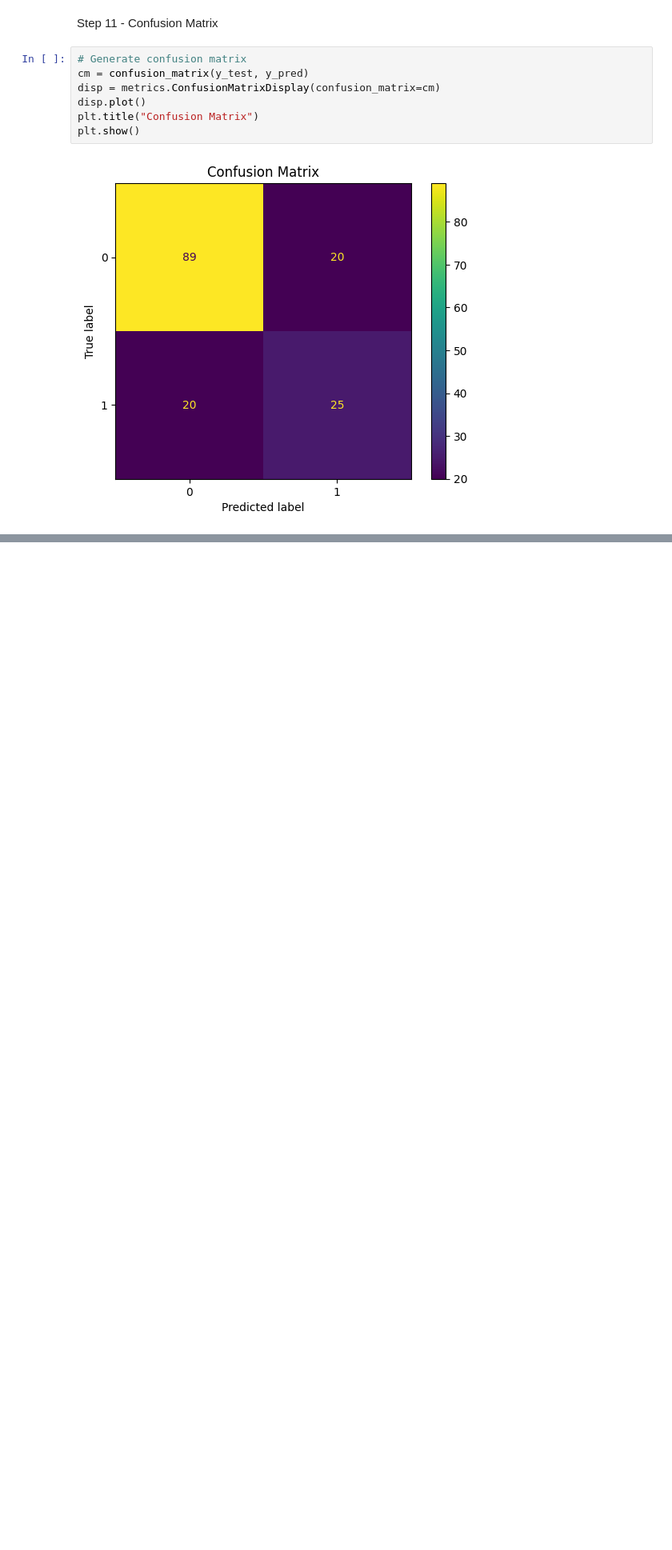
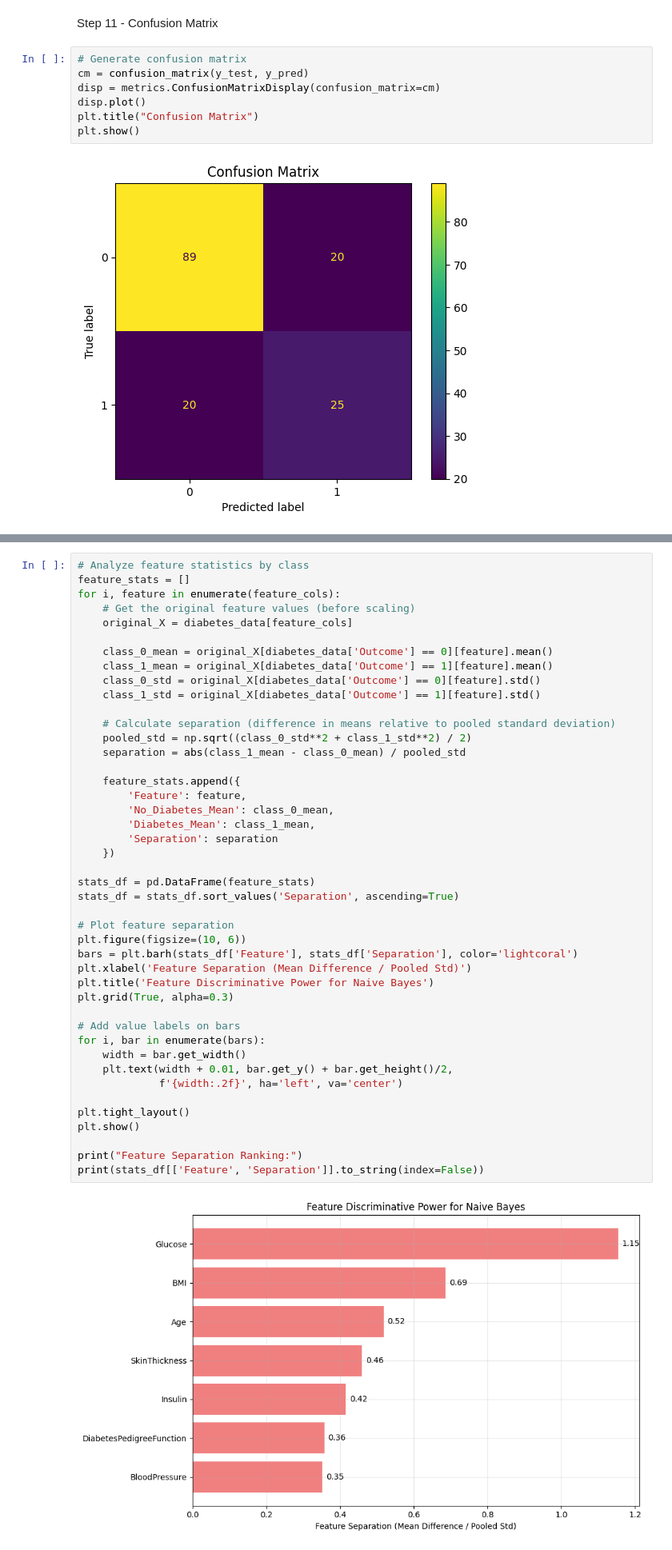
Before and after one commit to Sidsol/AI240, a Jupyter notebook: Week7/Jonah_Martinez_Naive_Bayes_Classifier_Diabetes.ipynb, the cells around one changed output, grey strips where cells are left out. Shown at 80% size. Saved outputs shown, nothing was run; the diff lists cells and outputs as text; blank space fills up the shorter version.

```diff
--- a/Week7/Jonah_Martinez_Naive_Bayes_Classifier_Diabetes.ipynb
+++ b/Week7/Jonah_Martinez_Naive_Bayes_Classifier_Diabetes.ipynb
@@ -237,0 +324,46 @@ plt.show()
+# %%
+# Analyze feature statistics by class
+feature_stats = []
+for i, feature in enumerate(feature_cols):
+    # Get the original feature values (before scaling)
+    original_X = diabetes_data[feature_cols]
+
+    class_0_mean = original_X[diabetes_data['Outcome'] == 0][feature].mean()
+    class_1_mean = original_X[diabetes_data['Outcome'] == 1][feature].mean()
+    class_0_std = original_X[diabetes_data['Outcome'] == 0][feature].std()
+    class_1_std = original_X[diabetes_data['Outcome'] == 1][feature].std()
+
+    # Calculate separation (difference in means relative to pooled standard deviation)
+    pooled_std = np.sqrt((class_0_std**2 + class_1_std**2) / 2)
+    separation = abs(class_1_mean - class_0_mean) / pooled_std
+
+    feature_stats.append({
+        'Feature': feature,
+        'No_Diabetes_Mean': class_0_mean,
+        'Diabetes_Mean': class_1_mean,
+        'Separation': separation
+    })
+
+stats_df = pd.DataFrame(feature_stats)
+stats_df = stats_df.sort_values('Separation', ascending=True)
+
+# Plot feature separation
+plt.figure(figsize=(10, 6))
+bars = plt.barh(stats_df['Feature'], stats_df['Separation'], color='lightcoral')
+plt.xlabel('Feature Separation (Mean Difference / Pooled Std)')
+plt.title('Feature Discriminative Power for Naive Bayes')
+plt.grid(True, alpha=0.3)
+
+# Add value labels on bars
+for i, bar in enumerate(bars):
+    width = bar.get_width()
+    plt.text(width + 0.01, bar.get_y() + bar.get_height()/2,
+             f'{width:.2f}', ha='left', va='center')
+
+plt.tight_layout()
+plt.show()
+
+print("Feature Separation Ranking:")
+print(stats_df[['Feature', 'Separation']].to_string(index=False))
+# %% [output]
+[figure, added]
```
Also changed, not shown: parts of 12 cells of this notebook, 2 other files.
